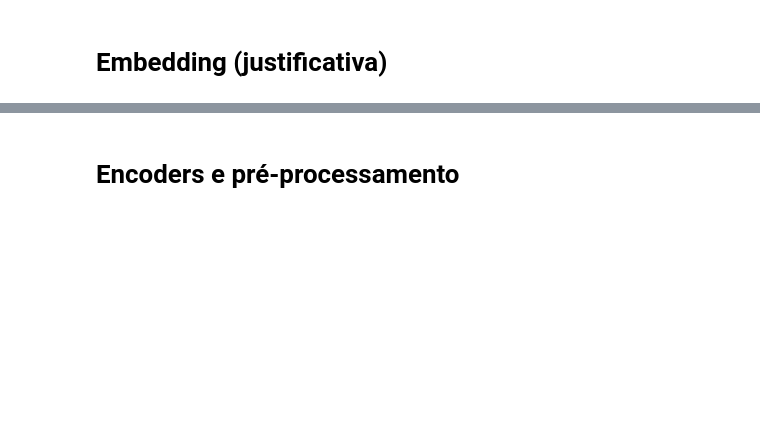
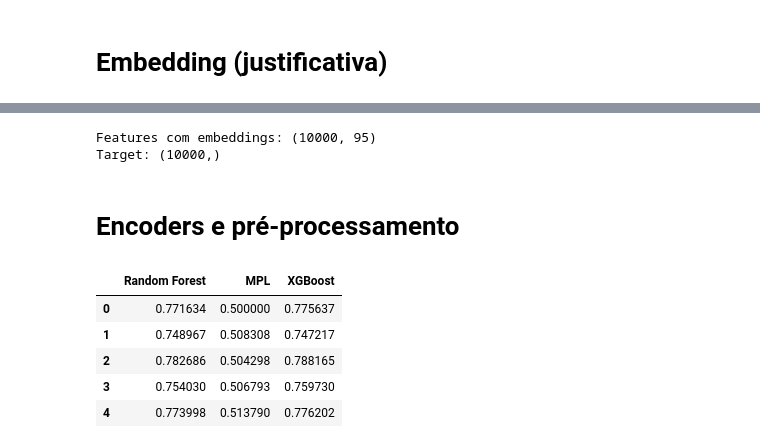
Before and after one commit to brunofbrandaoo/projeto-final-aprendizagem-de-maquina, a Jupyter notebook: src/projeto_final.ipynb, the cells around one changed output, grey strips where cells are left out. Drawn from its saved outputs; the diff is of its cells as text; code cells hidden in the pictures; blank space fills up the shorter version.

```diff
--- a/src/projeto_final.ipynb
+++ b/src/projeto_final.ipynb
@@ -328,2 +429,12 @@ colorfull_print(f"Shape dos embeddings: {embeddings.shape}", colors.text_yellow)
+# %%
+# Separando features e target (agora com embeddings)
+X_with_embeddings = df_balanced_with_embeddings.drop(columns=['pago', 'justificativa'])
+y_with_embeddings = df_balanced_with_embeddings['pago']
+
+colorfull_print(f"\nFeatures com embeddings: {X_with_embeddings.shape}", colors.text_green)
+colorfull_print(f"Target: {y_with_embeddings.shape}", colors.text_green)
+# %% [output]
+Features com embeddings: (10000, 95)
+Target: (10000,)
 # %% [markdown]
 # Encoders e pré-processamento
@@ -354,6 +461,8 @@ preprocessing = Pipeline([
 ])
 # %%
 # Cross-validation
+
+
 cv = StratifiedKFold(n_splits=5, shuffle=True, random_state=random_state)
 
 # Modelos a serem testados
@@ -366,6 +475,25 @@ models = {
     "MPL": Pipeline([
         ('preprocessing', preprocessing),
         ('classifier', MLPClassifier(random_state=random_state, max_iter=300))
-    ])
+    ]),
 
+    "XGBoost": Pipeline([
+        ('preprocessing', preprocessing),
+        ('classifier', XGBClassifier(use_label_encoder=False, eval_metric='logloss', random_state=random_state))
+    ]),
 }
+# %%
+scores = pd.DataFrame({
+    'Random Forest': cross_val_score(models['Random Forest'], X_with_embeddings, y_with_embeddings, cv=cv, scoring='roc_auc'),
+    'MPL': cross_val_score(models['MPL'], X_with_embeddings, y_with_embeddings, cv=cv, scoring='roc_auc'),
+    'XGBoost': cross_val_score(models['XGBoost'], X_with_embeddings, y_with_embeddings, cv=cv, scoring='roc_auc')
+})
+# %%
+display(scores)
+# %% [output]
+|  | Random Forest | MPL | XGBoost |
+| 0 | 0.771634 | 0.500000 | 0.775637 |
+| 1 | 0.748967 | 0.508308 | 0.747217 |
+| 2 | 0.782686 | 0.504298 | 0.788165 |
+| 3 | 0.754030 | 0.506793 | 0.759730 |
+| 4 | 0.773998 | 0.513790 | 0.776202 |
```
Also changed, not shown: parts of 14 cells of this notebook.
